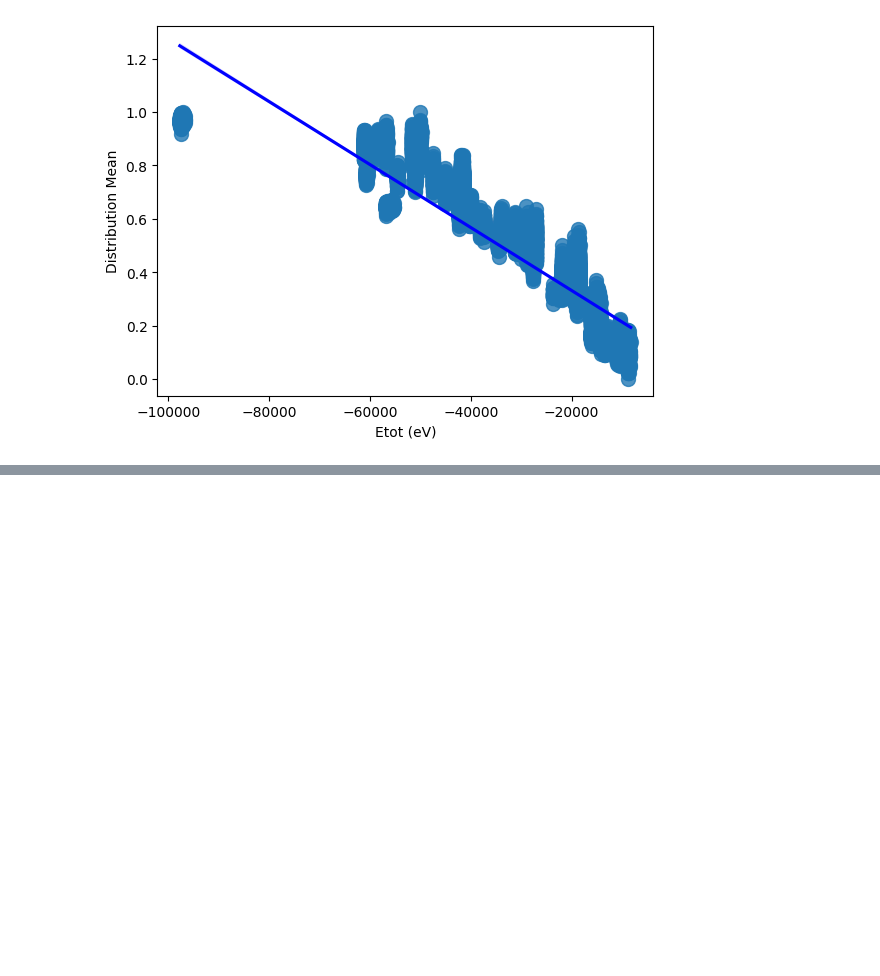
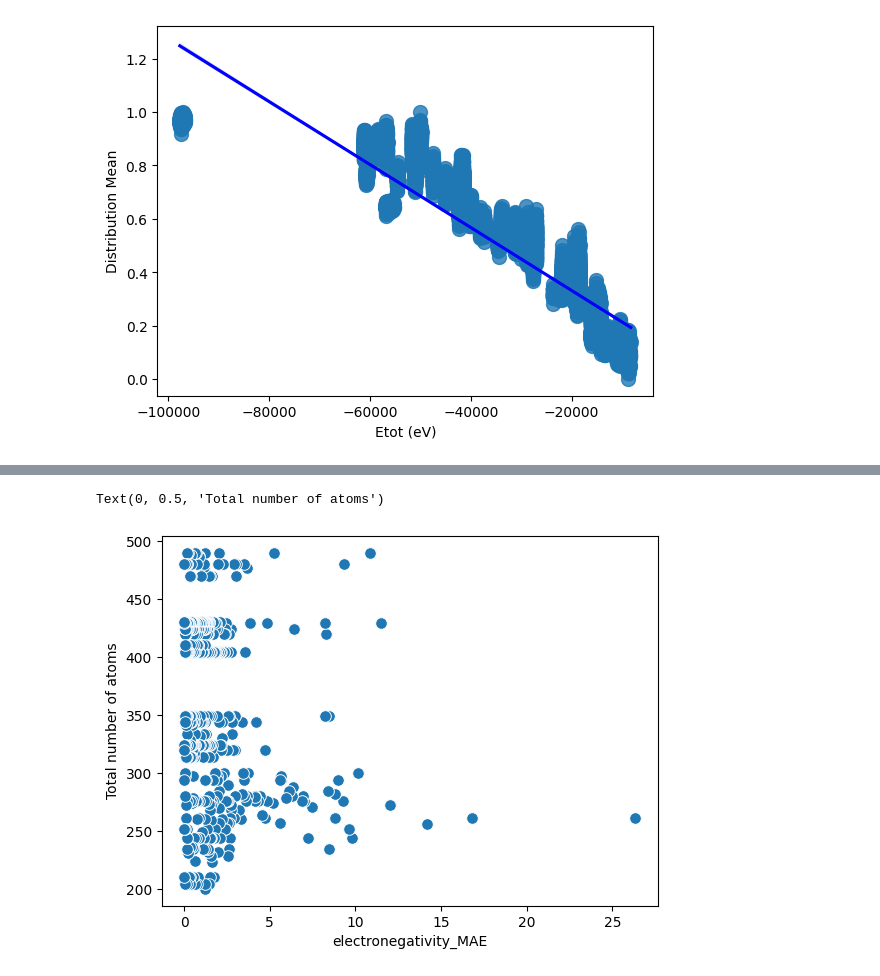
Before and after one commit to daimoners/GrapheNet, a Jupyter notebook: plot_fits.ipynb, the cells around one changed output, grey strips where cells are left out. Drawn from its saved outputs; the diff is of its cells as text; code cells hidden in the pictures; blank space fills up the shorter version.

```diff
--- a/plot_fits.ipynb
+++ b/plot_fits.ipynb
@@ -486,0 +544,23 @@ plt.show()
+# %%
+from tqdm import tqdm
+from pathlib import Path
+
+target = "electronegativity"
+dataset = Path("/home/tommaso/git_workspace/GrapheNet/data_paper/Coulomb_GO/subset_training_dataset_500/test")
+df = pd.read_csv(dataset.parent.joinpath("models_norm_z_score",target,f"{target}_prediction_results.csv"))
+
+file_names = df["file_name"].to_list()
+num_atoms = []
+
+for file in tqdm(file_names):
+    n = np.loadtxt(dataset.joinpath(f"{file}.txt"))
+    num_atoms.append(np.sum(n))
+
+df["num_atoms"] = num_atoms
+
+sns.scatterplot(x=f'{target}_MAE', y='num_atoms', data=df, s=70)
+plt.xlabel(f'{target}_MAE')
+plt.ylabel('Total number of atoms')
+# %% [output]
+Text(0, 0.5, 'Total number of atoms')
+[figure, added]
```
Also changed, not shown: parts of 3 cells of this notebook, 20 other files.
